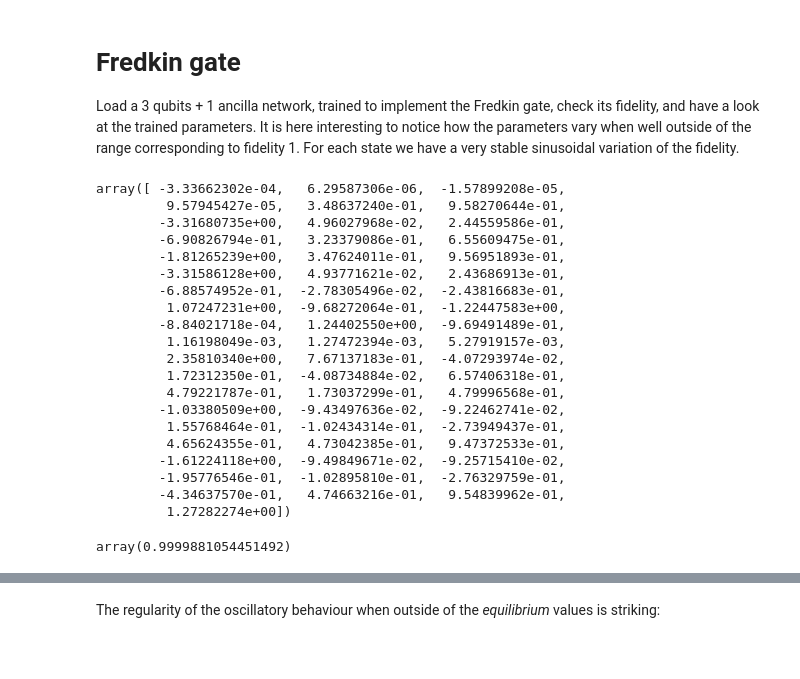
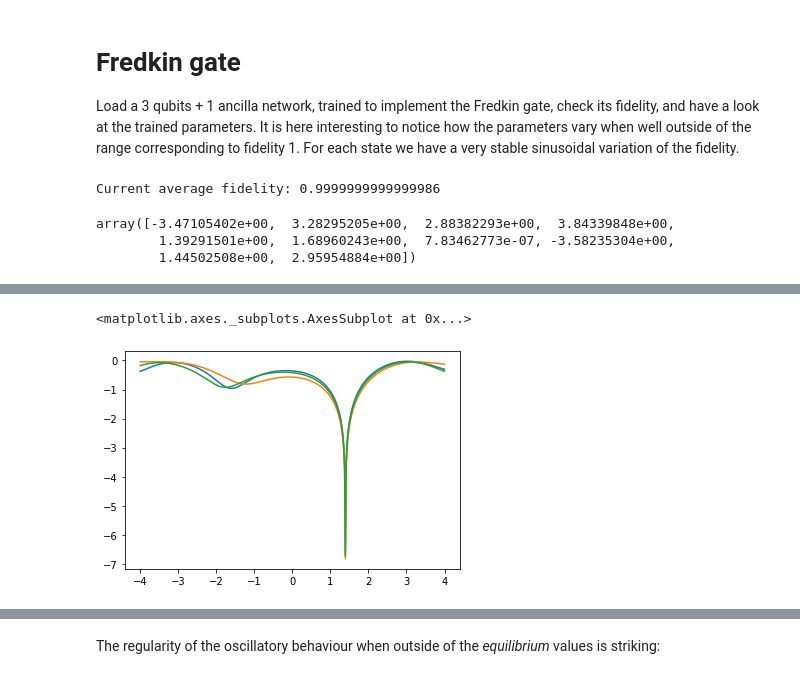
Before and after one commit to lucainnocenti/quantum-gate-learning, a Jupyter notebook: notebooks/study_fidelities_per_state_vs_Js.ipynb, the cells around one changed output, grey strips where cells are left out. Drawn from its saved outputs; the diff is of its cells as text; code cells hidden in the pictures.

```diff
--- a/notebooks/study_fidelities_per_state_vs_Js.ipynb
+++ b/notebooks/study_fidelities_per_state_vs_Js.ipynb
@@ -38,31 +37,15 @@ Load a 3 qubits + 1 ancilla network, trained to implement the Fredkin gate, chec
 It is here interesting to notice how the parameters vary when well outside of the range corresponding to fidelity 1.
 For each state we have a very stable sinusoidal variation of the fidelity.
 # %%
-net = qn.load_network_from_file('../data/nets/fredkin_best.pickle')
-print('Current average fidelity: ' + str(net.test_fidelity()))
-net.J.get_value()
+net, _ = nat.load_network_from_file('../data/nets/Fredkin/fredkin_noancillae_diagonal/fredkin_diagonal(01).pickle')
+print('Current average fidelity: ' + str(net.average_fidelity()))
+net.parameters.get_value()
 # %% [output]
-array([ -3.33662302e-04,   6.29587306e-06,  -1.57899208e-05,
-         9.57945427e-05,   3.48637240e-01,   9.58270644e-01,
-        -3.31680735e+00,   4.96027968e-02,   2.44559586e-01,
-        -6.90826794e-01,   3.23379086e-01,   6.55609475e-01,
-        -1.81265239e+00,   3.47624011e-01,   9.56951893e-01,
-        -3.31586128e+00,   4.93771621e-02,   2.43686913e-01,
-        -6.88574952e-01,  -2.78305496e-02,  -2.43816683e-01,
-         1.07247231e+00,  -9.68272064e-01,  -1.22447583e+00,
-        -8.84021718e-04,   1.24402550e+00,  -9.69491489e-01,
-         1.16198049e-03,   1.27472394e-03,   5.27919157e-03,
-         2.35810340e+00,   7.67137183e-01,  -4.07293974e-02,
-         1.72312350e-01,  -4.08734884e-02,   6.57406318e-01,
-         4.79221787e-01,   1.73037299e-01,   4.79996568e-01,
-        -1.03380509e+00,  -9.43497636e-02,  -9.22462741e-02,
-         1.55768464e-01,  -1.02434314e-01,  -2.73949437e-01,
-         4.65624355e-01,   4.73042385e-01,   9.47372533e-01,
-        -1.61224118e+00,  -9.49849671e-02,  -9.25715410e-02,
-        -1.95776546e-01,  -1.02895810e-01,  -2.76329759e-01,
-        -4.34637570e-01,   4.74663216e-01,   9.54839962e-01,
-         1.27282274e+00])
+Current average fidelity: 0.9999999999999986
+array([-3.47105402e+00,  3.28295205e+00,  2.88382293e+00,  3.84339848e+00,
+        1.39291501e+00,  1.68960243e+00,  7.83462773e-07, -3.58235304e+00,
+        1.44502508e+00,  2.95954884e+00])
-# %%
-net.test_fidelity()
-# %% [output]
-array(0.9999881054451492)
+# %%
+net, _ = nat.load_network_from_file('../data/nets/Fredkin/fredkin_noancillae_diagonal/fredkin_diagonal(01).pickle')
+nat.plot_fidelity_vs_J_qutip(net, xs=np.linspace(-4, 4, 400), index_to_vary=4, n_states=3)
+# %% [output]
@@ -69,3 +53,5 @@ array(0.9999881054451492)
+<matplotlib.axes._subplots.AxesSubplot at 0x...>
+[figure, added]
 # %%
 net = qn.load_network_from_file('../data/nets/fredkin_best.pickle')
 qn.plot_fidelity_vs_J_live(net, np.arange(-40, 40, 0.05), 4)
```
Also changed, not shown: parts of 2 cells of this notebook, 10 other files.
